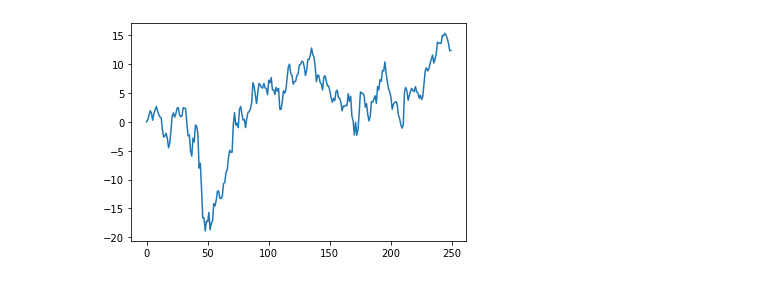
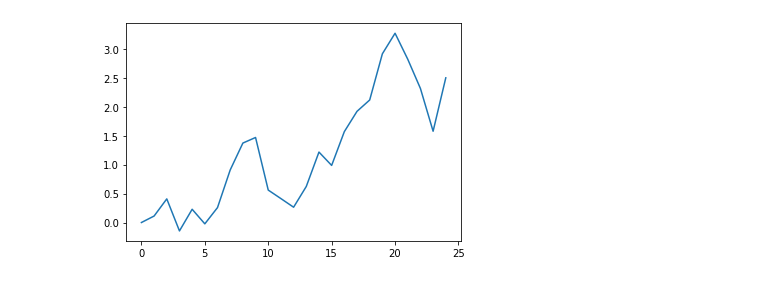
Before and after one commit to Andu3/final-project, a Jupyter notebook: EDA.ipynb, the cells around one changed output. Cells and saved outputs as stored; diff of their text form; code cells hidden in the pictures.

```diff
--- a/EDA.ipynb
+++ b/EDA.ipynb
@@ -465,20 +347,16 @@ Number of values above 0.9 autocorrelation is:  13
 # %%
-list_of_attributes = ['resid']
+column_hybrid = ['resid']
 
-list_of_prev_t_instants = []
+n_lags_hybrid = []
 for i in range(1, input_dim_hybrid+1):
-    list_of_prev_t_instants.append(i)
+    n_lags_hybrid.append(i)
 
-df_new_hybrid = create_regressor_attributes(resid, list_of_attributes, list_of_prev_t_instants)
+df_new_hybrid = create_regressor_attributes(resid, column_hybrid, n_lags_hybrid)
 # %%
-#X_train_ensemble, y_train_ensemble, X_valid_ensemble, y_valid_ensemble, X_test_ensemble, y_test_ensemble = create_train_valid_test(df_new_hybrid, 0.10, 0.10)
-
-X_train_ensemble, y_train_ensemble, X_valid_ensemble, y_valid_ensemble, X_test_ensemble, y_test_ensemble = create_train_valid_test(df_new_hybrid, 0.20, 0.10)
+X_train_hybrid, y_train_hybrid, X_valid_hybrid, y_valid_hybrid, X_test_hybrid, y_test_hybrid = create_train_valid_test(
+    df_new_hybrid, 0.20, 0.10)
 
 
-X_train_ensemble, y_train_ensemble, X_valid_ensemble, y_valid_ensemble, X_test_ensemble, y_test_ensemble = scale_data(
-    X_train_ensemble, y_train_ensemble, X_valid_ensemble, y_valid_ensemble, X_test_ensemble, y_test_ensemble, scaler)
-
-#X_train_ensemble, y_train_ensemble, X_valid_ensemble, y_valid_ensemble, X_test_ensemble, y_test_ensemble = scale_data(
-#    X_train_ensemble, y_train_ensemble, X_valid_ensemble, y_valid_ensemble, X_test_ensemble, y_test_ensemble, standard)
+X_train_hybrid, y_train_hybrid, X_valid_hybrid, y_valid_hybrid, X_test_hybrid, y_test_hybrid = scale_data(
+    X_train_hybrid, y_train_hybrid, X_valid_hybrid, y_valid_hybrid, X_test_hybrid, y_test_hybrid, scaler)
 # %% [output]
@@ -532,73 +393,6 @@ WARNING:tensorflow:5 out of the last 11 calls to <function Model.make_predict_fu
 # %%
-#fcy=fc.reshape(-1, 1)
-#
-#scaled_data = standard.fit_transform(fcy)
-##pred_hybrid = standard.fit_transform(pred_hybrid)
-#
-#
-##comb = [sum(x) for x in zip(scaled_data, pred_hybrid)]
-#comb = [a*b for a,b in zip(scaled_data, pred_hybrid)]
-#
-#
-##ysc = standard.fit_transform(y_test_rescaled)
-##
-##plot_comparison_graph(ysc, comb)
-##
-##calculate_error_measures(ysc, comb)
-##
-#a = standard.inverse_transform(comb)
-#
-#plot_comparison_graph(y_test_rescaled, a)
-#
-#calculate_error_measures(y_test_rescaled, a)
+resid_HMLP = zero_centre(resid_HMLP)
 
-
-if pred_hybrid[0] < 0:
-    pred_hybrid = [abs(pred_hybrid[0])+i for i in pred_hybrid]
-if pred_hybrid[0] > 0:
-    pred_hybrid = [i-pred_hybrid[0] for i in pred_hybrid]
-else:
-    pass
-
-print(pred_hybrid)
-
-#
-#if pred_hybrid[0] < 0:
-#    pred_hybrid = [abs(pred_hybrid[0])+i for i in pred_hybrid]
-#else:
-#    pred_hybrid = [i-pred_hybrid[0] for i in pred_hybrid]
-
-
-plt.plot(pred_hybrid)
-
-
-#print(pred_hybrid)
-
-#pred_hybrid = [i*-1 for i in pred_hybrid]
-
-#comb = [sum(x) for x in zip(fc, pred_hybrid)]
-
-#comb = [a+b if b>=0 else a-b for a,b in zip(fc, pred_hybrid)]
-
-comb = [a+b for a,b in zip(fc, pred_hybrid)]
-
-
-def equal_size(list1, list2):
-    if len(list1) > len(list2):
-        s = len(list1)-len(list2)
-        list1 = list1[:-s]
-        return list1, list2
-    if len(list2) > len(list1):
-        s = len(list2)-len(list1)
-        list2 = list2[:-s]
-        return list1, list2
-    else:
-        return list1, list2
-
-y_test_rescaled, comb = equal_size(y_test_rescaled, comb)
-
-plot_comparison_graph(y_test_rescaled, comb)
-
-
-calculate_error_measures(y_test_rescaled, comb)
+plt.plot(resid_HMLP)
+plt.show()
 # %% [output]
@@ -606 +399 @@ calculate_error_measures(y_test_rescaled, comb)
-[figure, old version]
+[figure, new version]
```
Also changed, not shown: parts of 34 cells of this notebook, 4 other files.
